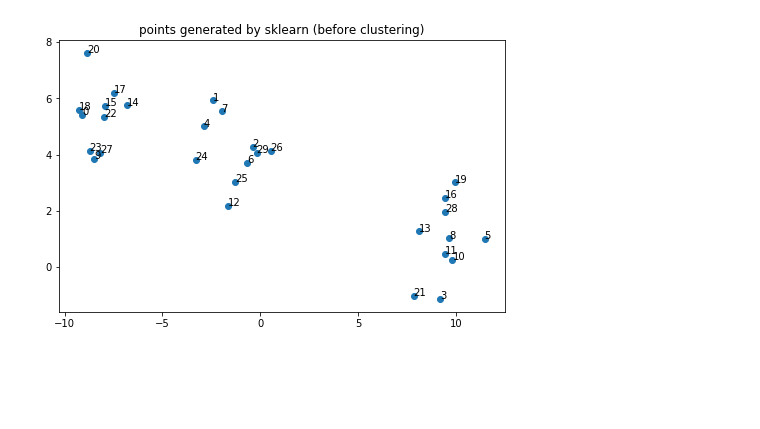
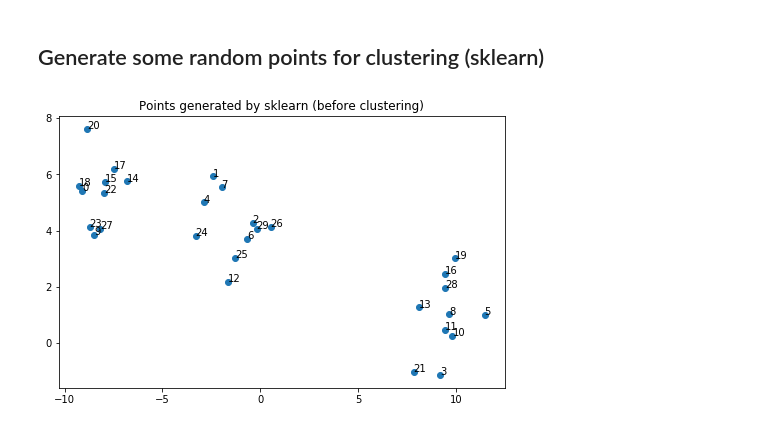
Before and after one commit to iampeixuan/hierarchical_clustering, a Jupyter notebook: clustering_visualization.ipynb, the cells around one changed output. Drawn from its saved outputs; the diff is of its cells as text; code cells hidden in the pictures; blank space fills up the shorter version.

```diff
--- a/clustering_visualization.ipynb
+++ b/clustering_visualization.ipynb
@@ -4,20 +16,22 @@ from sklearn import datasets
 import matplotlib.pyplot as plt
 import matplotlib.cm as cm
 %matplotlib inline
+# %% [markdown]
+## Generate some random points for clustering (sklearn)
 # %%
 # generate (x,y) points (index 0 are points, index 1 are classes)
 points = datasets.make_blobs(n_samples=30, random_state=7)[0]
 # extract x and y as array for plotting
 x, y = points.T
 # label(index) of each point
 labels = list(range(0, len(points), 1))
 
 # plot the points with label
 fig = plt.figure(figsize=(8, 5))
 plt.scatter(x, y)
 for i, txt in enumerate(labels):
     plt.annotate(txt, (x[i], y[i]))
-plt.title("points generated by sklearn (before clustering)")
+plt.title("Points generated by sklearn (before clustering)")
 plt.show()
 # %% [output]
-[figure, old version]
+[figure, new version]
```
Also changed, not shown: parts of 7 cells of this notebook.
